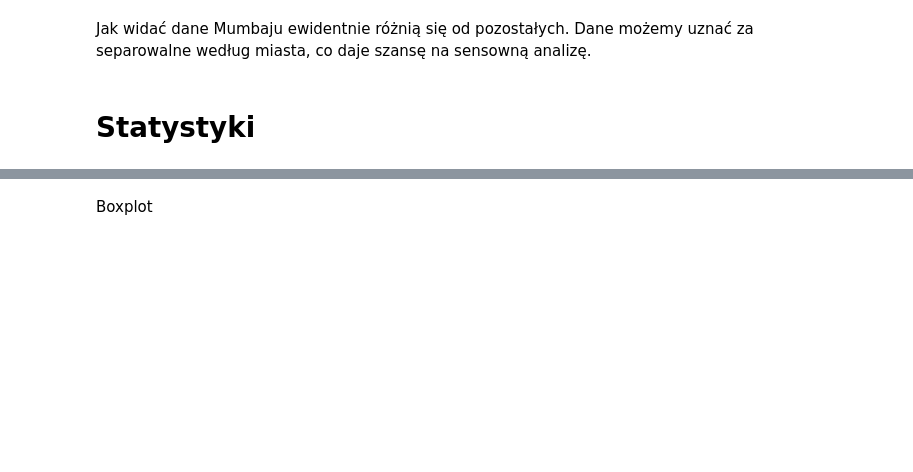
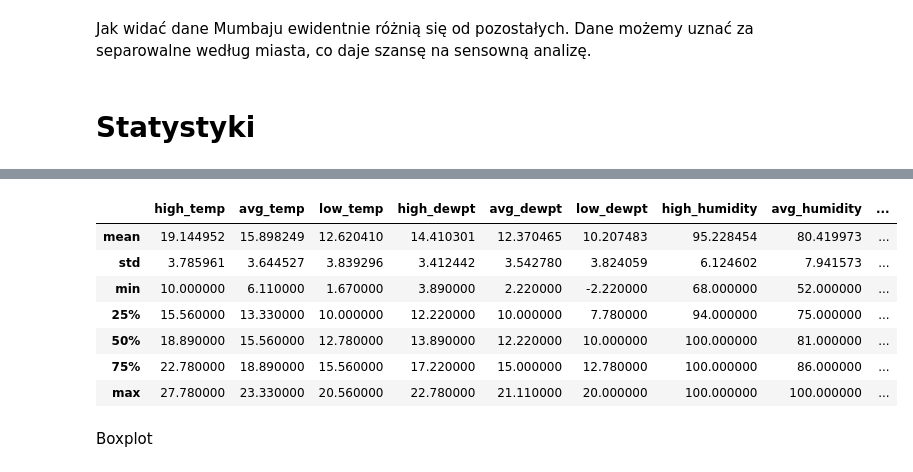
Before and after one commit to izakos/Projekt-eksploracyjna_analiza_danych, a Jupyter notebook: skrypty/Projekt2.ipynb, the cells around one changed output, grey strips where cells are left out. Cells and saved outputs as stored; diff of their text form; code cells hidden in the pictures; blank space fills up the shorter version.

```diff
--- a/skrypty/Projekt2.ipynb
+++ b/skrypty/Projekt2.ipynb
@@ -484,3 +479,17 @@ dane.describe()
+# %%
+dane.precip = np.where((dane.Rain == 1) & (dane.precip == 0), 0.001, dane.precip)
+#dane.dtypes
+# %%
+dane[dane.city=='Auckland'].iloc[:,5:24].describe()[1:]
+# %% [output]
+|  | high_temp | avg_temp | low_temp | high_dewpt | avg_dewpt | low_dewpt | high_humidity | avg_humidity | ... |
+| mean | 19.144952 | 15.898249 | 12.620410 | 14.410301 | 12.370465 | 10.207483 | 95.228454 | 80.419973 | ... |
+| std | 3.785961 | 3.644527 | 3.839296 | 3.412442 | 3.542780 | 3.824059 | 6.124602 | 7.941573 | ... |
+| min | 10.000000 | 6.110000 | 1.670000 | 3.890000 | 2.220000 | -2.220000 | 68.000000 | 52.000000 | ... |
+| 25% | 15.560000 | 13.330000 | 10.000000 | 12.220000 | 10.000000 | 7.780000 | 94.000000 | 75.000000 | ... |
+| 50% | 18.890000 | 15.560000 | 12.780000 | 13.890000 | 12.220000 | 10.000000 | 100.000000 | 81.000000 | ... |
+| 75% | 22.780000 | 18.890000 | 15.560000 | 17.220000 | 15.000000 | 12.780000 | 100.000000 | 86.000000 | ... |
+| max | 27.780000 | 23.330000 | 20.560000 | 22.780000 | 21.110000 | 20.000000 | 100.000000 | 100.000000 | ... |
 # %% [markdown]
 Boxplot
 # %%
```
Also changed, not shown: parts of 67 cells of this notebook.
